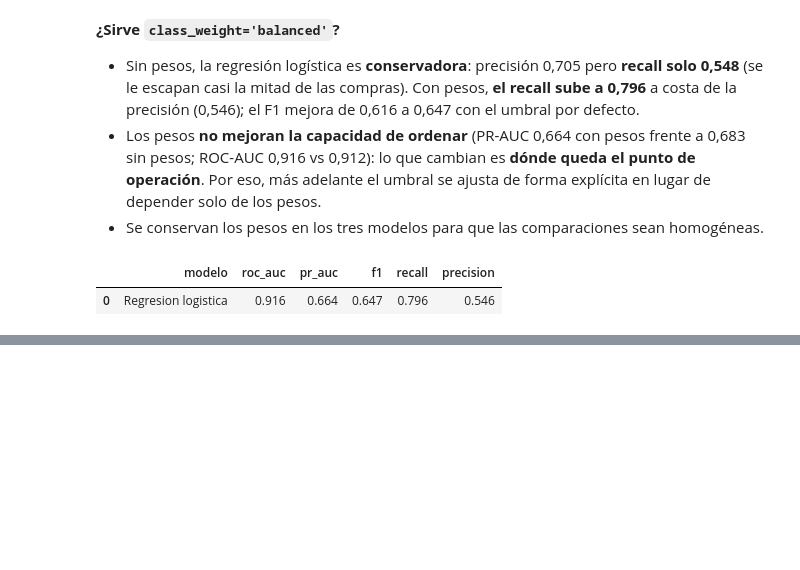
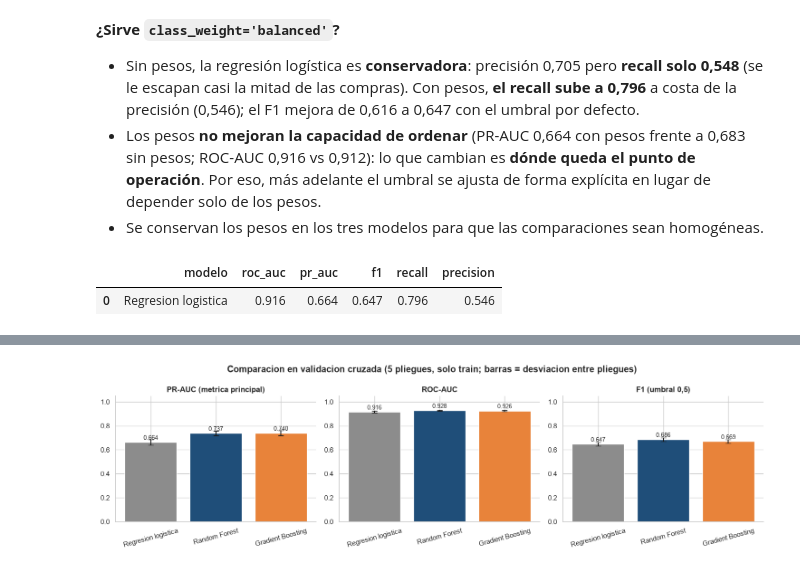
Before and after one commit to Xantyagoh/grupo3-ml-intencion-compra, a Jupyter notebook: evaluacion 4/notebooks/03_supervisado.ipynb, the cells around one changed output, grey strips where cells are left out. Cells and saved outputs as stored; diff of their text form; code cells hidden in the pictures; blank space fills up the shorter version.

Commit message:
supervisado: Random Forest y Gradient Boosting, comparacion de los tres modelos en validacion cruzada

```diff
--- a/evaluacion 4/notebooks/03_supervisado.ipynb
+++ b/evaluacion 4/notebooks/03_supervisado.ipynb
@@ -131,0 +135,9 @@ pd.DataFrame(resultados_cv)[['modelo', 'roc_auc', 'pr_auc', 'f1', 'recall', 'pre
+# %%
+rf = RandomForestClassifier(n_estimators=300, min_samples_leaf=3, class_weight='balanced_subsample',
+                            random_state=SEMILLA, n_jobs=-1)
+hgb = HistGradientBoostingClassifier(class_weight='balanced', random_state=SEMILLA)
+
+resultados_cv.append(evaluar_cv('Random Forest', rf))
+resultados_cv.append(evaluar_cv('Gradient Boosting', hgb))
+cv_tabla = pd.DataFrame(resultados_cv).set_index('modelo')
+cv_tabla[['roc_auc', 'pr_auc', 'f1', 'recall', 'precision']]
@@ -131,0 +150,14 @@ pd.DataFrame(resultados_cv)[['modelo', 'roc_auc', 'pr_auc', 'f1', 'recall', 'pre
+# %%
+fig, axs = plt.subplots(1, 3, figsize=(15, 4.3))
+colores = [GRIS, AZUL, NARANJA]
+for ax, m, tit in zip(axs, ['pr_auc', 'roc_auc', 'f1'], ['PR-AUC (metrica principal)', 'ROC-AUC', 'F1 (umbral 0,5)']):
+    ax.bar(cv_tabla.index, cv_tabla[m], yerr=cv_tabla[m + '_std'], color=colores, capsize=4)
+    for i, v in enumerate(cv_tabla[m]):
+        ax.text(i, v + .02, f'{v:.3f}', ha='center', fontsize=9)
+    ax.set_title(tit); ax.set_ylim(0, 1.05); ax.tick_params(axis='x', rotation=15)
+plt.suptitle('Comparacion en validacion cruzada (5 pliegues, solo train; barras = desviacion entre pliegues)', fontweight='bold')
+plt.tight_layout()
+plt.savefig(FIG / '03_comparacion_cv.png', dpi=150, bbox_inches='tight')
+plt.show()
+# %% [output]
+[figure, added]
```
Also changed, not shown: parts of 3 cells of this notebook, 1 other file.
